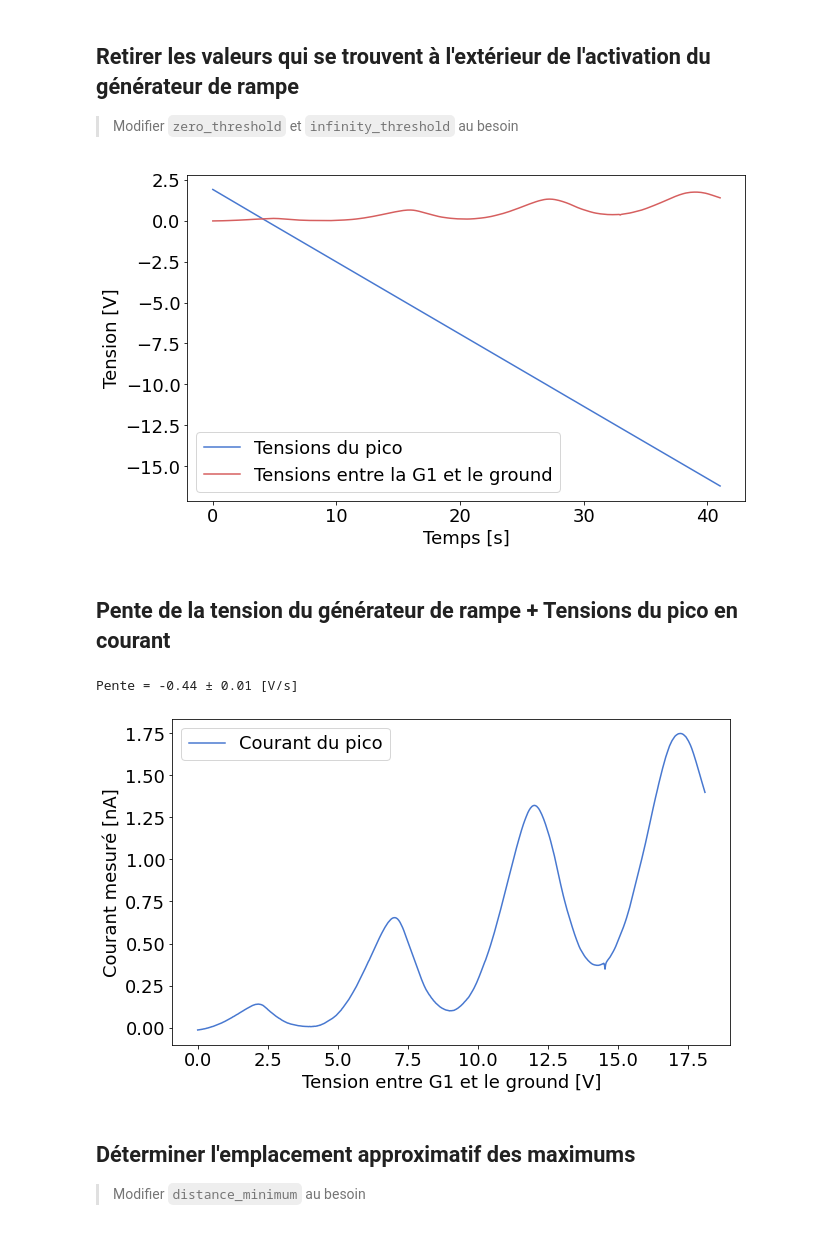
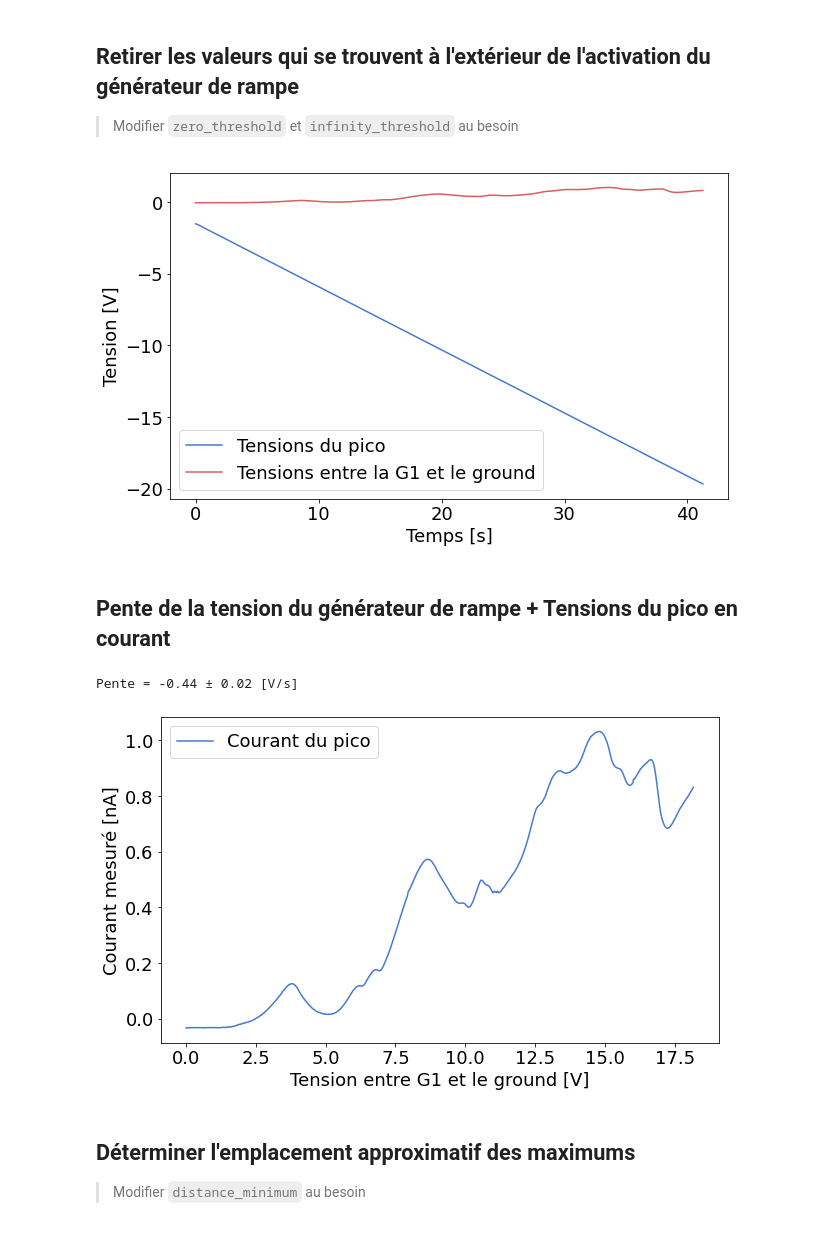
Before and after one commit to GeremyMichaud/PHY-3002-Frank-et-Hertz, a Jupyter notebook: analyse_legere_pic_simple.ipynb, the cells around one changed output. Drawn from its saved outputs; the diff is of its cells as text; code cells hidden in the pictures.

```diff
--- a/analyse_legere_pic_simple.ipynb
+++ b/analyse_legere_pic_simple.ipynb
@@ -36,7 +36,7 @@ sns.color_palette("muted")
 ## Lire le fichier des résultats et transformer les valeurs en un array numpy
 > Mettre les valeurs extraites à la place de `exemples_de_fichiers\exemple_de_donnees.csv`
 # %%
-file_name = os.path.join("data", "excel", "Montage_B_step6.3.5_V4.5.csv")
+file_name = os.path.join("data", "excel", "Montage_B_step6.4.csv")
 valeurs_en_array = lire_csv_a_3_colonnes(file_name, 9)
 
 plt.figure(figsize=(10,6))
@@ -55,22 +55,22 @@ plt.show()
 > Modifier `zero_threshold` et `infinity_threshold` au besoin
 # %%
 valeurs_cropped_debutant_par_t0 = crop_pour_conserver_que_la_partie_avec_rampe(valeurs_en_array,
-        indice_colonne_rampe=2, zero_threshold=0.007, infinity_threshold=0.1)
+        indice_colonne_rampe=2, zero_threshold=0.01, infinity_threshold=0.1)
 
 debut = min(valeurs_cropped_debutant_par_t0[:,0])
 valeurs_cropped_debutant_par_t0[:,0]-=debut
 
 plt.figure(figsize=(10,6))
 plt.plot(valeurs_cropped_debutant_par_t0[:, 0], valeurs_cropped_debutant_par_t0[:, 2],
         label="Tensions du pico", color=palette[0])
 plt.plot(valeurs_cropped_debutant_par_t0[:, 0], valeurs_cropped_debutant_par_t0[:, 1],
         label="Tensions entre la G1 et le ground", color=palette[3])
 plt.xlabel("Temps [s]")
 plt.ylabel("Tension [V]")
 plt.legend()
 plt.show()
 # %% [output]
-[figure, old version]
+[figure, new version]
 # %% [markdown]
 ## Pente de la tension du générateur de rampe + Tensions du pico en courant
 # %%
@@ -90,11 +90,9 @@ plt.xlabel("Tension entre G1 et le ground [V]")
 plt.ylabel("Courant mesuré [nA]")
 plt.legend()
 plt.show()
-
-# Ref - Pente = -0.44003644585609436 +- 0.031069057062268257 [V/s]
 # %% [output]
-Pente = -0.44 ± 0.01 [V/s]
+Pente = -0.44 ± 0.02 [V/s]
-[figure, old version]
+[figure, new version]
 # %% [markdown]
 ## Déterminer l'emplacement approximatif des maximums
 > Modifier `distance_minimum` au besoin
```
Also changed, not shown: parts of 2 cells of this notebook, 4 other files.
